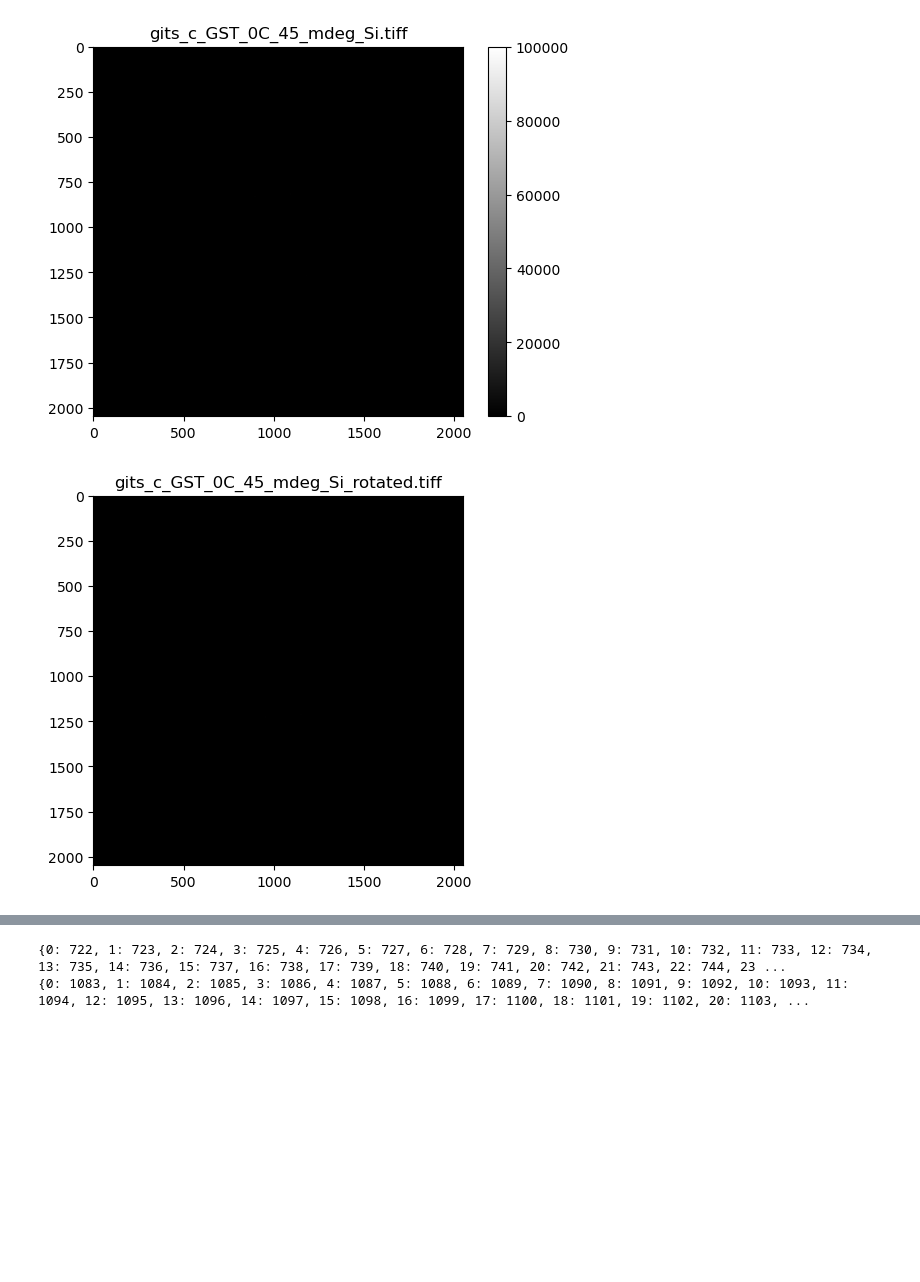
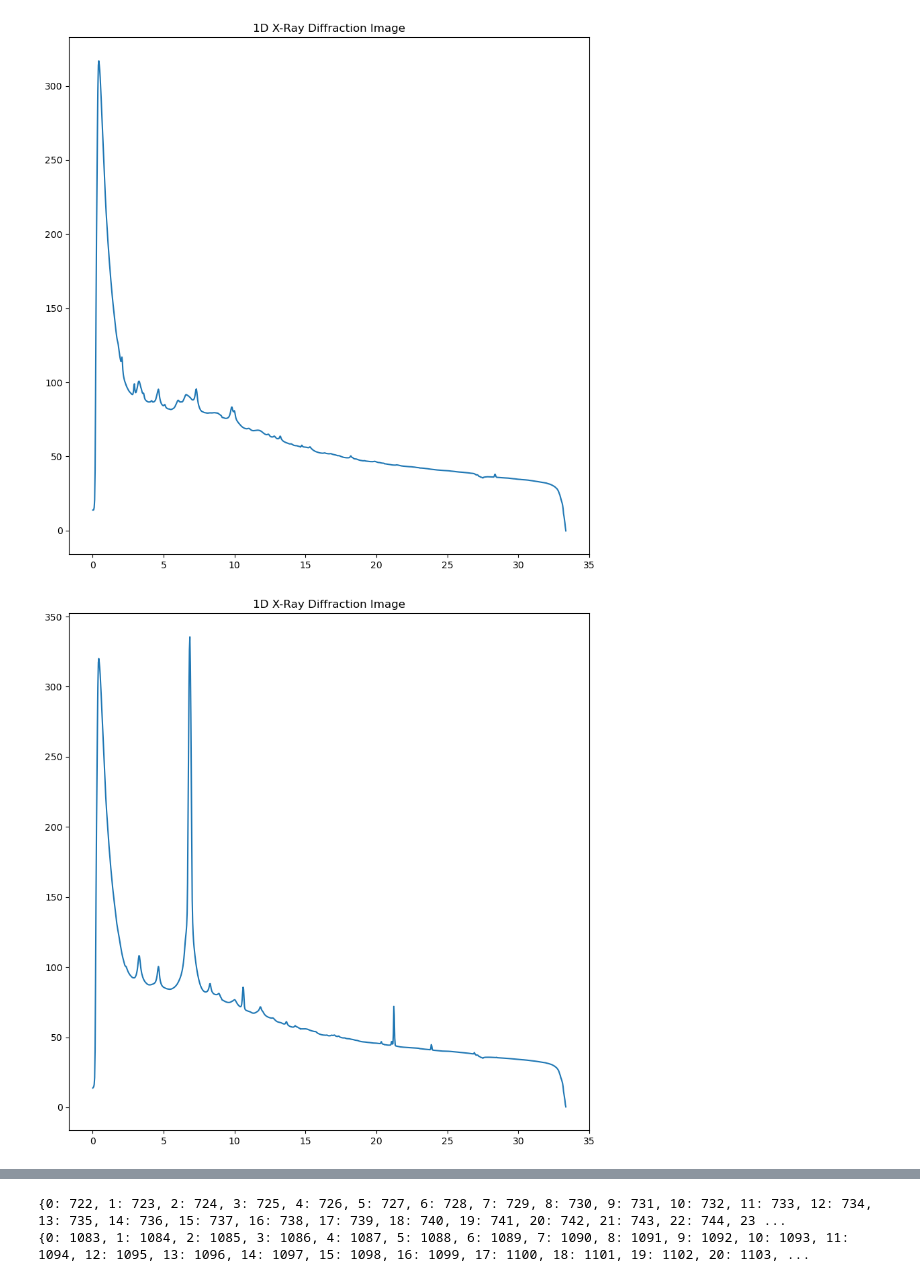
Before and after one commit to dnalverson/IsoDAT2D, a Jupyter notebook: iso_run_for_paper_edits_real_data.ipynb, the cells around one changed output, grey strips where cells are left out. Saved outputs shown, nothing was run; the diff lists cells and outputs as text; code cells hidden in the pictures; blank space fills up the shorter version.

Commit message:
adding experiments from paper

```diff
--- a/iso_run_for_paper_edits_real_data.ipynb
+++ b/iso_run_for_paper_edits_real_data.ipynb
@@ -35,16 +36,0 @@ os.chdir(r'/blue/mbutala/dalverson/IsoDAT_Experiment_Data/NSLS-II')
-# %%
-# Load the TIFF file
-file_path = 'Xtalline_GST_SC_avg_im.tiff'
-# file_path2 = 'gits_c_GST_50_mdeg_Si.tiff'
-# file_path3 = 'gits_c_GST_55_mdeg_Si.tiff'
-image = fabio.open(file_path).data
-# image2 = fabio.open(file_path2).data
-# image3 = fabio.open(file_path3).data
-
-# Display the image
-plt.imshow(image, cmap='gray', vmin = 0, vmax = 100000)
-plt.title('gits_c_GST_0C_45_mdeg_Si.tiff')
-plt.colorbar()
-plt.show()
-# %% [output]
-[figure, removed]
@@ -57,25 +37,22 @@ image4 = fabio.open(file_path4).data
-# %%
-# Rotate the images by 180 degrees
-image_rotated = np.rot90(image, 2)
-# image2_rotated = np.rot90(image2, 2)
-# image3_rotated = np.rot90(image3, 2)
-# image4_rotated = np.rot90(image4, 2)
-
-# Display the rotated images
-plt.imshow(image_rotated, cmap='gray', vmin=0, vmax=100000)
-plt.title('gits_c_GST_0C_45_mdeg_Si_rotated.tiff')
-plt.show()
-
-# plt.imshow(image2_rotated, cmap='gray', vmin=0, vmax=100000)
-# plt.title('gits_c_GST_0C_50_mdeg_Si_rotated.tiff')
-# plt.show()
-
-# plt.imshow(image3_rotated, cmap='gray', vmin=0, vmax=100000)
-# plt.title('gits_c_GST_0C_55_mdeg_Si_rotated.tiff')
-# plt.show()
-
-# plt.imshow(image4_rotated, cmap='gray', vmin=0, vmax=100000)
-# plt.title('gits_Si_sub_111_45_mdeg_rotated.tiff')
-# plt.show()
-# %% [output]
-[figure, removed]
+# %%
+# Load the TIFF file
+os.chdir(r'/blue/mbutala/dalverson/IsoDAT_Experiment_Data/NSLS-II')
+
+file_path = 'Xtalline_GST_SC_avg_im.tiff'
+image = fabio.open(file_path).data
+
+os.chdir(r'/blue/mbutala/dalverson/IsoDAT_Experiment_Data/NSLS-II')
+
+file_path4 = 'SC_avg_im.tiff'
+image4 = fabio.open(file_path4).data
+
+os.chdir(r'/blue/mbutala/dalverson/IsoDAT_Experiment_Data/NSLS-II')
+my_poni = 'Ni_calib_20210711-135644_f555fb_0001.poni'
+
+my_ground_truth = '0C_HT02_GST_FS_Sub-Sub.xy'
+# %%
+q, thin_film = sim.integrate_image(image, .4, .122e-10, resolution = 1024, show = True, poni = my_poni)
+q, substrate_im = sim.integrate_image(image4, .4, .122e-10, resolution = 1024,  show = True, poni = my_poni)
+# %% [output]
+[figure, added]
+[figure, added]
```
Also changed, not shown: parts of 34 cells of this notebook.
